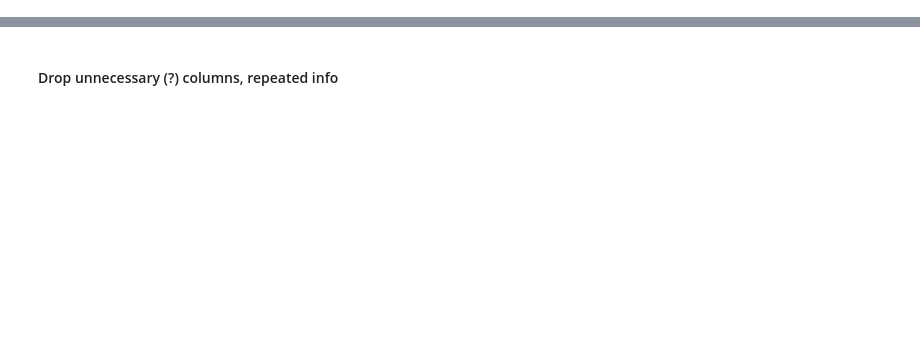
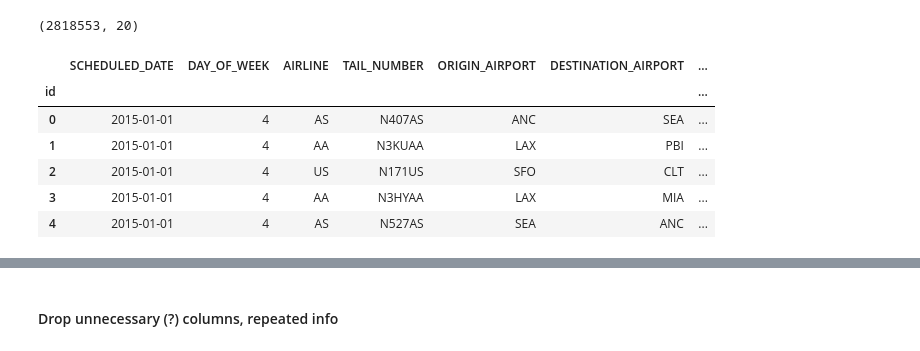
Before and after one commit to paula-sorolla/AML-FlightDelay, a Jupyter notebook: Training.ipynb, the cells around one changed output, grey strips where cells are left out. Drawn from its saved outputs; the diff is of its cells as text; code cells hidden in the pictures; blank space fills up the shorter version.

Commit message:
updated merged_flights.csv

```diff
--- a/Training.ipynb
+++ b/Training.ipynb
@@ -24,3 +24,18 @@ merged_flights.head()
+# %%
+merged_flights.shape
+# %% [output]
+(2818553, 20)
+# %%
+flight_times = pd.read_csv('Data/flight_times.csv', index_col=0)
+flight_times.head()
+# %% [output]
+|  | SCHEDULED_DATE | DAY_OF_WEEK | AIRLINE | TAIL_NUMBER | ORIGIN_AIRPORT | DESTINATION_AIRPORT | ... |
+| id |  |  |  |  |  |  | ... |
+| 0 | 2015-01-01 | 4 | AS | N407AS | ANC | SEA | ... |
+| 1 | 2015-01-01 | 4 | AA | N3KUAA | LAX | PBI | ... |
+| 2 | 2015-01-01 | 4 | US | N171US | SFO | CLT | ... |
+| 3 | 2015-01-01 | 4 | AA | N3HYAA | LAX | MIA | ... |
+| 4 | 2015-01-01 | 4 | AS | N527AS | SEA | ANC | ... |
 # %%
 merged_flights.columns
 # %% [output]
```
Also changed, not shown: parts of 24 cells of this notebook.
